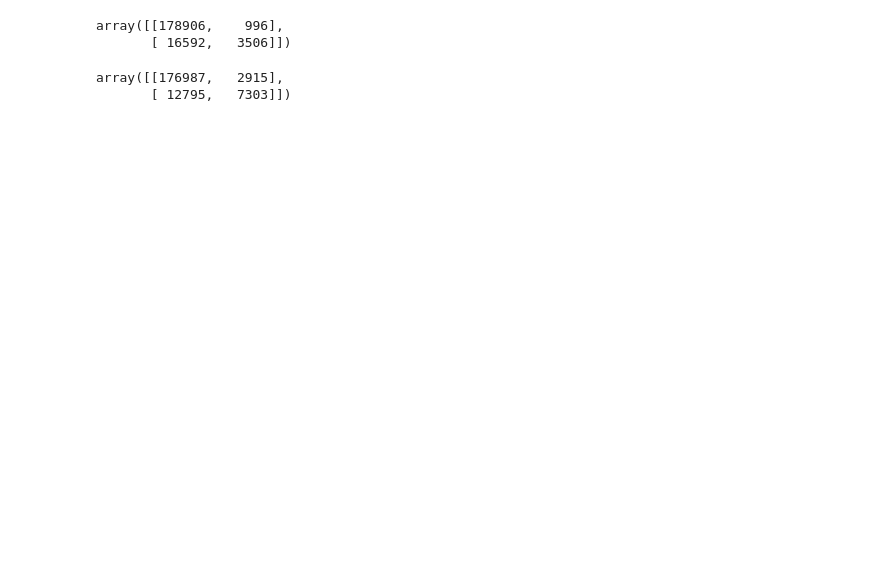
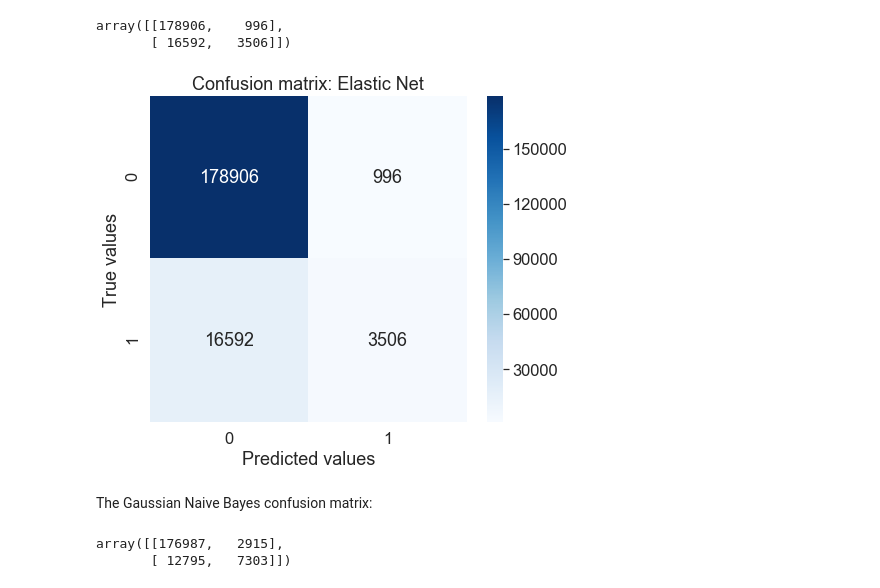
Before and after one commit to graf10a/Kaggle-Santander-Customer-Transaction-Prediction, a Jupyter notebook: Santander_EDA_Simple_Modeling.ipynb, the cells around one changed output. Saved outputs shown, nothing was run; the diff lists cells and outputs as text; code cells hidden in the pictures; blank space fills up the shorter version.

```diff
--- a/Santander_EDA_Simple_Modeling.ipynb
+++ b/Santander_EDA_Simple_Modeling.ipynb
@@ -628,10 +663,17 @@ array([[177415,   2487],
 # %%
 y_train_pred = cross_val_predict(pipe_sgd, X_train, y_train, cv=5)
 
-confusion_matrix(y_train, y_train_pred)
+cm_sgd=confusion_matrix(y_train, y_train_pred)
+cm_sgd
 # %% [output]
 array([[178906,    996],
        [ 16592,   3506]])
+# %%
+plot_cofusion_matrix(cm_sgd, 'Elastic Net')
+# %% [output]
+[figure, added]
+# %% [markdown]
+The Gaussian Naive Bayes confusion matrix:
 # %%
 y_train_pred = cross_val_predict(pipe_gnb, X_train, y_train, cv=5)
 
```
Also changed, not shown: parts of 47 cells of this notebook.
